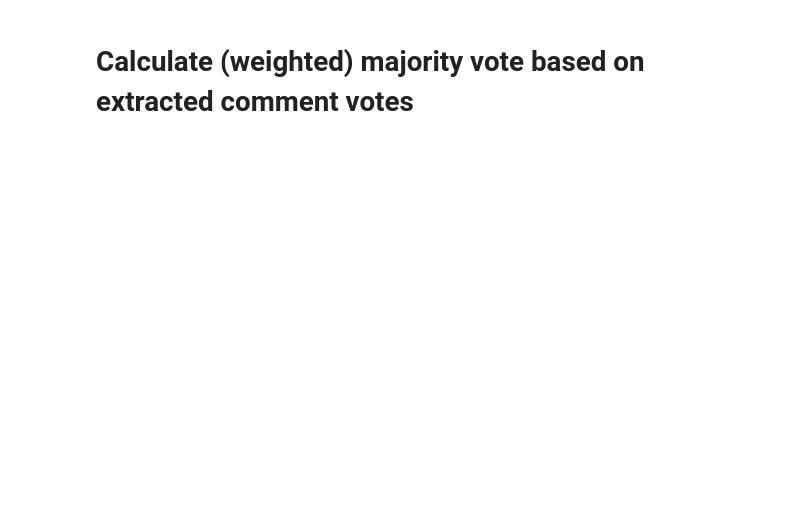
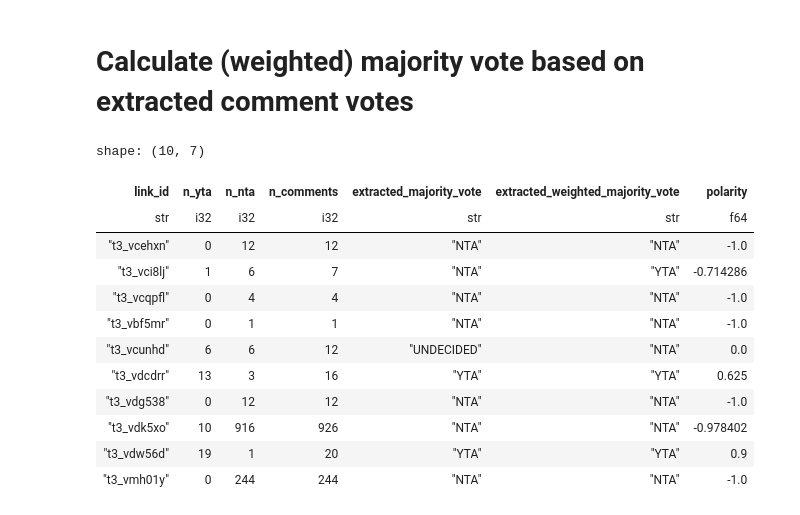
Before and after one commit to RvdKar/NLP_project, a Jupyter notebook: notebooks/research_question_1.ipynb, the cells around one changed output. Drawn from its saved outputs; the diff is of its cells as text; code cells hidden in the pictures; blank space fills up the shorter version.

```diff
--- a/notebooks/research_question_1.ipynb
+++ b/notebooks/research_question_1.ipynb
@@ -94,18 +96,11 @@ else:
 # %%
 # FIXME: extract these values to global constant?
 filtered_submissions_lf = submissions_lf.filter(
-    pl.col('over_18').is_not_null()
-    & ~pl.col('over_18')
-    & pl.col('selftext').is_not_null()
+    ~pl.col('over_18')
     & ~pl.col('selftext').is_in(('[deleted]', '[removed]'))
-    & pl.col('author').is_not_null()
     & ~pl.col('author').is_in(('Judgement_Bot_AITA', 'AutoModerator')) # TODO: often, deleted authors still have post up and not deleted, so don't filter on [deleted]?
     & pl.col('link_flair_text').is_in((Flairs.NTA.value, Flairs.YTA.value))
-    & pl.col('edited').is_not_null()
     & ~pl.col('edited') # TODO: perhaps too aggresive, you might lose interesting posts
-    & pl.all_horizontal(
-        pl.col('num_comments', 'score', 'title', 'upvote_ratio').is_not_null(),
-    )
 )
 
 if SHOULD_PRINT_INFO:
@@ -196,20 +221,22 @@ if SHOULD_PRINT_HEAD:
 body_lowercase = pl.col('body').str.to_lowercase()
 comment_votes_lf = (
     matched_comments_lf
-    .filter(~pl.col('body').str.contains(r'\bINFO\b', literal=True))
+    .filter(~pl.col('body').str.contains(r'\bINFO\b'))
     .with_columns(
         extracted_vote=(
-            pl.when(body_lowercase.str.contains(r'\bywbta\b', literal=False)).then(pl.lit('YWBTA'))
-            .when(body_lowercase.str.contains(r'\bywnbta\b', literal=False)).then(pl.lit('YWNBTA'))
-            .when(body_lowercase.str.contains(r'\byta\b', literal=False)).then(pl.lit('YTA'))
-            .when(body_lowercase.str.contains(r'\bnta\b', literal=False)).then(pl.lit('NTA'))
-            .when(body_lowercase.str.contains(r'\besh\b', literal=False)).then(pl.lit('ESH'))
-            .when(body_lowercase.str.contains(r'\bnah\b', literal=False)).then(pl.lit('NAH'))
+            pl.when(body_lowercase.str.contains(r'\bywbta\b')).then(pl.lit('YWBTA'))
+            .when(body_lowercase.str.contains(r'\bywnbta\b')).then(pl.lit('YWNBTA'))
+            .when(body_lowercase.str.contains(r'\byta\b')).then(pl.lit('YTA'))
+            .when(body_lowercase.str.contains(r'\bnta\b')).then(pl.lit('NTA'))
+            .when(body_lowercase.str.contains(r'\besh\b')).then(pl.lit('ESH'))
+            .when(body_lowercase.str.contains(r'\bnah\b')).then(pl.lit('NAH'))
             .otherwise(None)
         )
     )
     .filter(pl.col('extracted_vote').is_not_null())
-    .select(['link_id', 'score', 'extracted_vote', 'body']) # TODO: remove body
+    .select(['link_id', 'score', 'extracted_vote', 'body'])
+    .drop_nulls()
+    .drop_nans()
 )
 
 if SHOULD_MAP_OTHER_FLAIRS:
@@ -228,10 +269,11 @@ per_submission_extracted_majority_votes_lf = (
     comment_votes_lf
     .group_by('link_id')
     .agg(
-        n_yta=(pl.col('extracted_vote') == 'YTA').sum(),
-        n_nta=(pl.col('extracted_vote') == 'NTA').sum(),
-        weighted_yta=pl.when(pl.col('extracted_vote') == 'YTA').then(pl.col('score')).otherwise(0).sum(),
-        weighted_nta=pl.when(pl.col('extracted_vote') == 'NTA').then(pl.col('score')).otherwise(0).sum(),
+        # Just use signed ints instead of unsigned for simplicity so that when you subtract these values, you can have negative values
+        n_yta=(pl.col('extracted_vote') == 'YTA').cast(pl.Int32).sum(),
+        n_nta=(pl.col('extracted_vote') == 'NTA').cast(pl.Int32).sum(),
+        weighted_yta=pl.when(pl.col('extracted_vote') == 'YTA').then(pl.col('score')).otherwise(0).cast(pl.Int64, strict=False).sum(),
+        weighted_nta=pl.when(pl.col('extracted_vote') == 'NTA').then(pl.col('score')).otherwise(0).cast(pl.Int64, strict=False).sum(),
     )
     .with_columns(
         delta=pl.col('n_yta') - pl.col('n_nta'),
@@ -244,33 +286,49 @@ per_submission_extracted_majority_votes_lf = (
              .when(pl.col('delta') < 0).then(pl.lit('NTA'))
              .otherwise(pl.lit('UNDECIDED'))
         ),
         extracted_weighted_majority_vote=(
             pl.when(pl.col('weighted_delta') > 0).then(pl.lit('YTA'))
              .when(pl.col('weighted_delta') < 0).then(pl.lit('NTA'))
              .otherwise(pl.lit('UNDECIDED'))
         ),
         polarity=(
             pl.when(pl.col('n_comments') > 0)
             .then(
                 (pl.col('n_yta') - pl.col('n_nta'))
                 / pl.col('n_comments')
             )
             .otherwise(None) # TODO: filter out all nulls?
         ),
     )
     .select(
         'link_id',
         'n_yta',
         'n_nta',
         'n_comments',
         'extracted_majority_vote',
         'extracted_weighted_majority_vote',
         'polarity',
     )
+    .drop_nulls()
+    .drop_nans()
 )
 
 if SHOULD_PRINT_HEAD:
     _ = display(per_submission_extracted_majority_votes_lf.collect(engine='streaming').head(N_HEAD))
+# %% [output]
+shape: (10, 7)
+| link_id | n_yta | n_nta | n_comments | extracted_majority_vote | extracted_weighted_majority_vote | polarity |
+| str | i32 | i32 | i32 | str | str | f64 |
+| "t3_vcehxn" | 0 | 12 | 12 | "NTA" | "NTA" | -1.0 |
+| "t3_vci8lj" | 1 | 6 | 7 | "NTA" | "YTA" | -0.714286 |
+| "t3_vcqpfl" | 0 | 4 | 4 | "NTA" | "NTA" | -1.0 |
+| "t3_vbf5mr" | 0 | 1 | 1 | "NTA" | "NTA" | -1.0 |
+| "t3_vcunhd" | 6 | 6 | 12 | "UNDECIDED" | "NTA" | 0.0 |
+| "t3_vdcdrr" | 13 | 3 | 16 | "YTA" | "YTA" | 0.625 |
+| "t3_vdg538" | 0 | 12 | 12 | "NTA" | "NTA" | -1.0 |
+| "t3_vdk5xo" | 10 | 916 | 926 | "NTA" | "NTA" | -0.978402 |
+| "t3_vdw56d" | 19 | 1 | 20 | "YTA" | "YTA" | 0.9 |
+| "t3_vmh01y" | 0 | 244 | 244 | "NTA" | "NTA" | -1.0 |
 # %%
 S = pl.col('score')
 R = pl.col('upvote_ratio')
```
Also changed, not shown: parts of 11 cells of this notebook.
